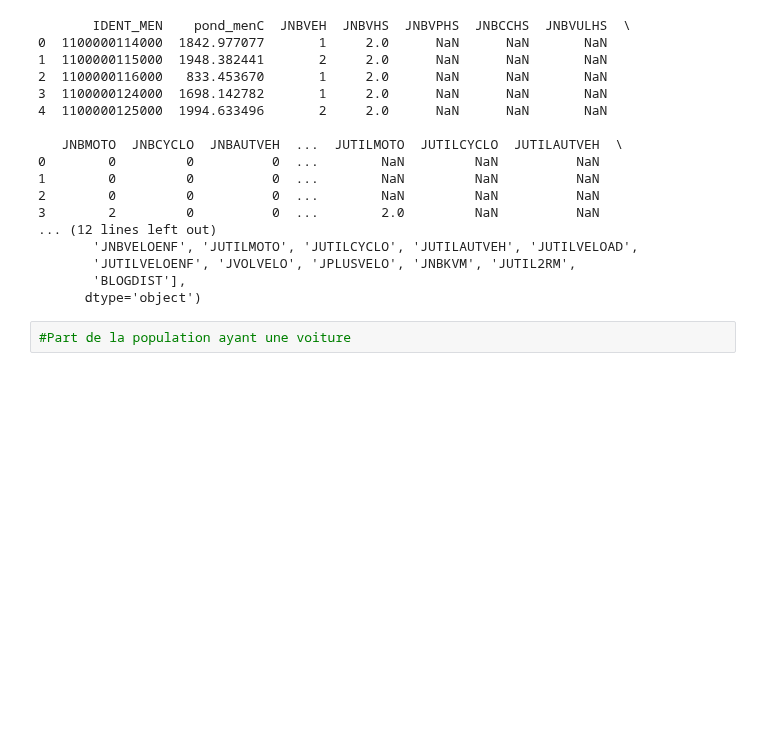
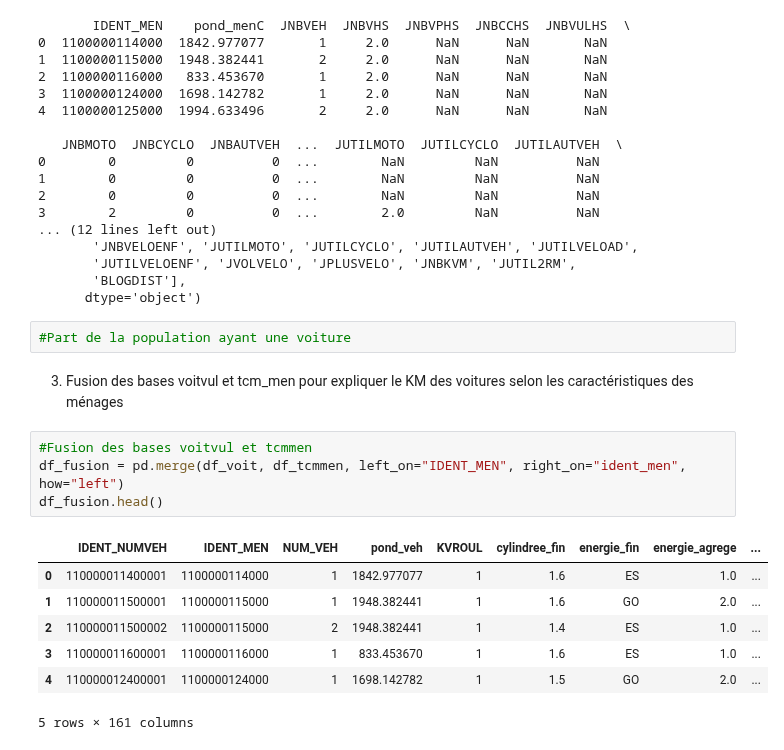
Before and after one commit to HugoMorand/Statapp, a Jupyter notebook: StatDes/StatDes.ipynb, the cells around one changed output. Drawn from its saved outputs; the diff is of its cells as text; blank space fills up the shorter version.

Commit message:
debut fusion

```diff
--- a/StatDes/StatDes.ipynb
+++ b/StatDes/StatDes.ipynb
@@ -595,3 +595,17 @@ df_men[["IDENT_MEN"]] = df_men[["IDENT_MEN"]].astype(str)
       dtype='object')
 # %%
 #Part de la population ayant une voiture
+# %% [markdown]
+3. Fusion des bases voitvul et tcm_men pour expliquer le KM des voitures selon les caractéristiques des ménages
+# %%
+#Fusion des bases voitvul et tcmmen
+df_fusion = pd.merge(df_voit, df_tcmmen, left_on="IDENT_MEN", right_on="ident_men", how="left")
+df_fusion.head()
+# %% [output]
+|  | IDENT_NUMVEH | IDENT_MEN | NUM_VEH | pond_veh | KVROUL | cylindree_fin | energie_fin | energie_agrege | ... |
+| 0 | 110000011400001 | 1100000114000 | 1 | 1842.977077 | 1 | 1.6 | ES | 1.0 | ... |
+| 1 | 110000011500001 | 1100000115000 | 1 | 1948.382441 | 1 | 1.6 | GO | 2.0 | ... |
+| 2 | 110000011500002 | 1100000115000 | 2 | 1948.382441 | 1 | 1.4 | ES | 1.0 | ... |
+| 3 | 110000011600001 | 1100000116000 | 1 | 833.453670 | 1 | 1.6 | ES | 1.0 | ... |
+| 4 | 110000012400001 | 1100000124000 | 1 | 1698.142782 | 1 | 1.5 | GO | 2.0 | ... |
+5 rows × 161 columns
```
